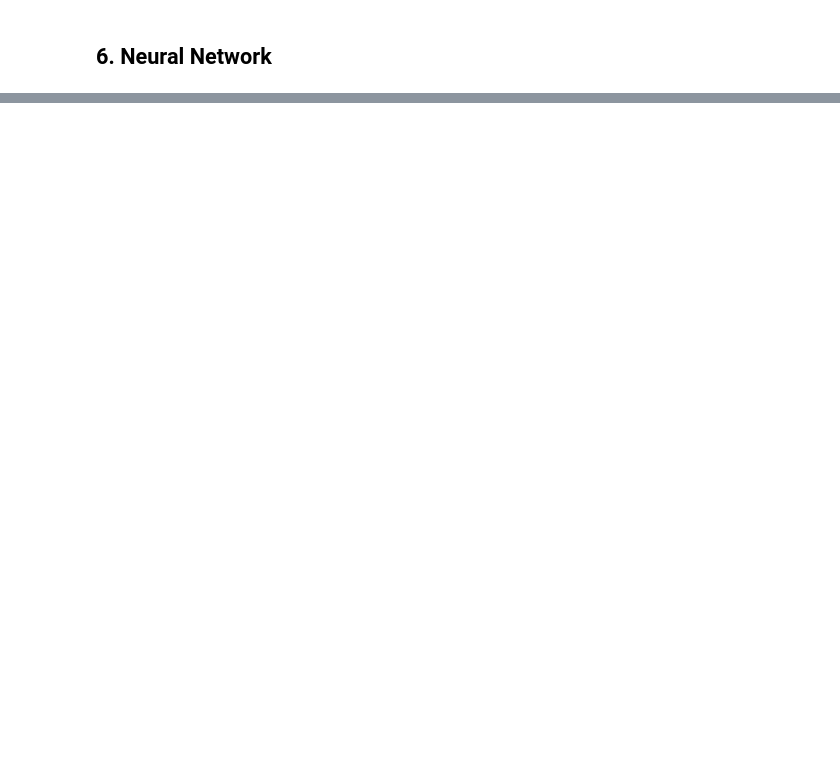
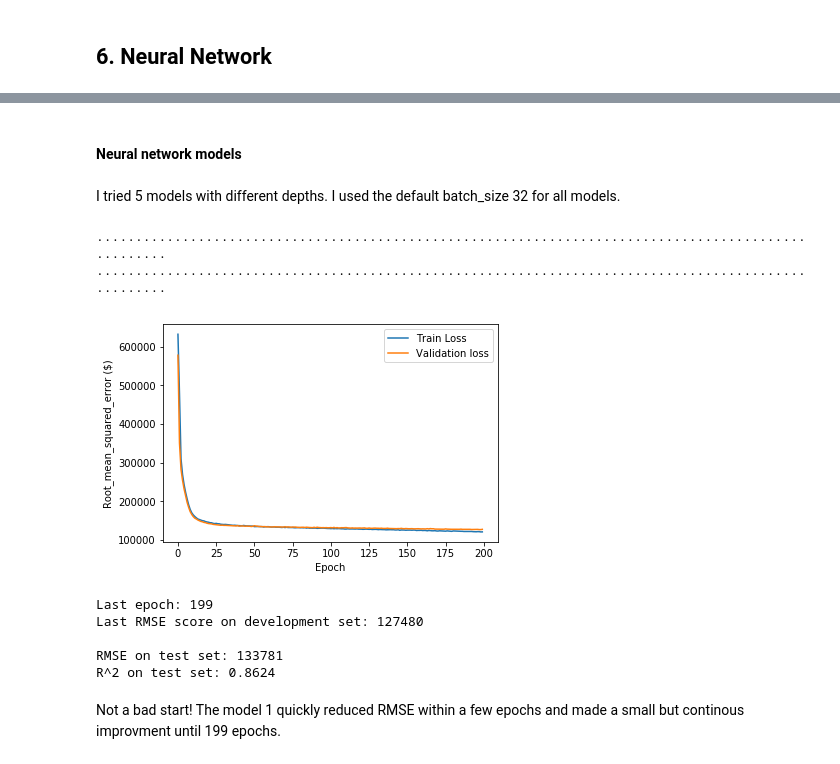
Before and after one commit to math470/Springboard_Capstone_Project_1, a Jupyter notebook: King County House Price Machine Learning.ipynb, the cells around one changed output, grey strips where cells are left out. Cells and saved outputs as stored; diff of their text form; code cells hidden in the pictures; blank space fills up the shorter version.

```diff
--- a/King County House Price Machine Learning.ipynb
+++ b/King County House Price Machine Learning.ipynb
@@ -253,0 +717,20 @@ plt.show()
+# %%
+# Print a dot for each epoch to show training progress
+class PrintDot(keras.callbacks.Callback):
+    def on_epoch_end(self, epoch, logs):
+        if epoch % 100 == 0: print('')
+        print('.', end='')
+# %%
+# Plot RMSE as a function of epoch
+def plot_history(history):
+    plt.figure()
+    plt.xlabel('Epoch')
+    plt.ylabel('Root_mean_squared_error ($)')
+    plt.plot(history.epoch, np.array(history.history['root_mean_squared_error']),
+           label='Train Loss')
+    plt.plot(history.epoch, np.array(history.history['val_root_mean_squared_error']),
+           label = 'Validation loss')
+    plt.legend()
+# %%
+# Early stop
+early_stop = EarlyStopping(monitor='val_loss', patience=20)
@@ -253,0 +756,37 @@ plt.show()
+# %% [markdown]
+#### Neural network models
+# %% [markdown]
+I tried 5 models with different depths. I used the default batch_size 32 for all models.
+# %%
+# Build model
+def nn_model_1():
+    # create model
+    model = Sequential()
+    model.add(Dense(128, input_dim=41, kernel_initializer='normal', activation='relu'))
+    model.add(Dense(256, kernel_initializer='normal', activation='relu'))
+    model.add(Dense(1, kernel_initializer='normal', activation='linear'))
+    # Compile model
+    model.compile(loss='mean_squared_error', optimizer='adam',
+                  metrics=[root_mean_squared_error])
+    return model
+# %%
+model = nn_model_1()
+history = model.fit(X_train_scaled, y_train, epochs=200,
+                    validation_split=0.2, verbose=0,
+                    callbacks=[early_stop, PrintDot()])
+history_model_1 = history
+plot_history(history_model_1)
+# %% [output]
+....................................................................................................
+....................................................................................................
+[figure, added]
+# %%
+print_results_NN(history_model_1,X_test_scaled,y_test)
+# %% [output]
+Last epoch: 199
+Last RMSE score on development set: 127480
+
+RMSE on test set: 133781
+R^2 on test set: 0.8624
+# %% [markdown]
+Not a bad start! The model 1 quickly reduced RMSE within a few epochs and made a small but continous improvment until 199 epochs.
```
Also changed, not shown: parts of 159 cells of this notebook.
